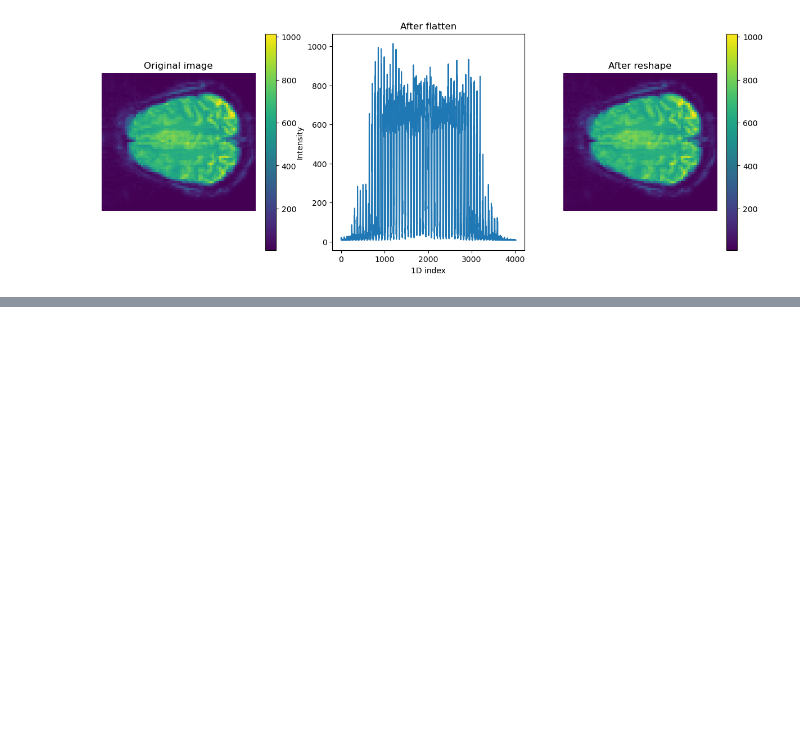
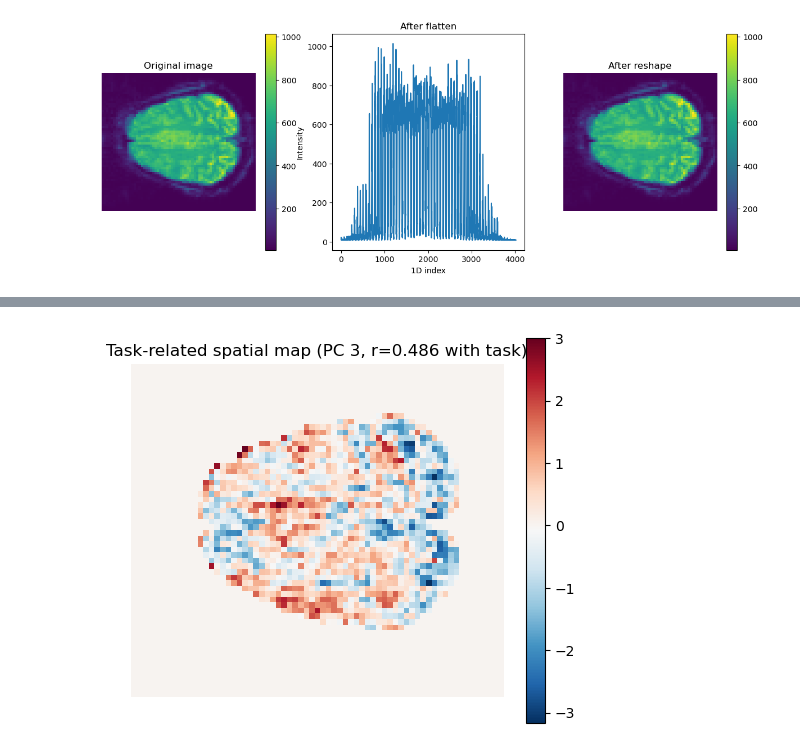
Before and after one commit to joachimdanbe/BrainDataA, a Jupyter notebook: pre.ipynb, the cells around one changed output, grey strips where cells are left out. Cells and saved outputs as stored; diff of their text form; code cells hidden in the pictures; blank space fills up the shorter version.

```diff
--- a/pre.ipynb
+++ b/pre.ipynb
@@ -190,0 +232,19 @@ Variance explained : [9.99072812e-01 3.64160267e-04 6.85482824e-05 5.35063345e-0
+# %%
+# Flip the sign so it visually matches the task wave
+task_component = -pca.components_[2]        # flip sign
+task_spatial    = -scores[:, 2]             # flip sign on spatial map too
+
+# Rebuild full spatial map
+spatial_map_flat = np.zeros(Nx * Ny)
+spatial_map_flat[mask] = task_spatial
+task_map = spatial_map_flat.reshape(Nx, Ny)
+
+plt.figure(figsize=(6, 5))
+plt.imshow(task_map, cmap='RdBu_r')
+plt.colorbar()
+plt.title("Task-related spatial map (PC 3, r=0.486 with task)")
+plt.axis('off')
+plt.savefig("task_map.png")
+plt.show()
+# %% [output]
+[figure, added]
```
Also changed, not shown: parts of 5 cells of this notebook.
